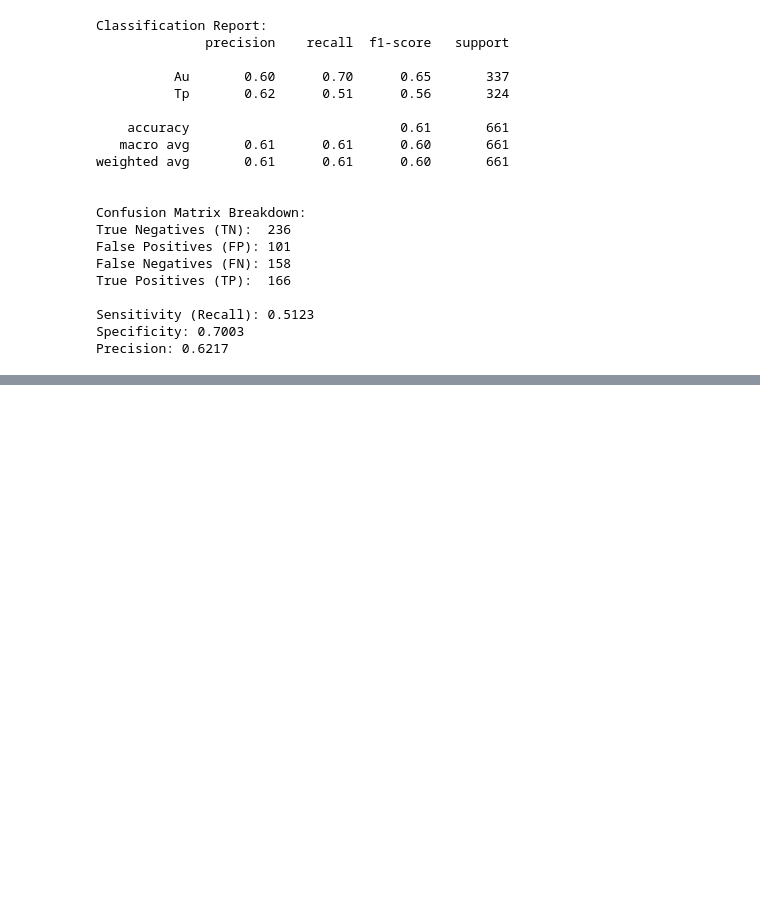
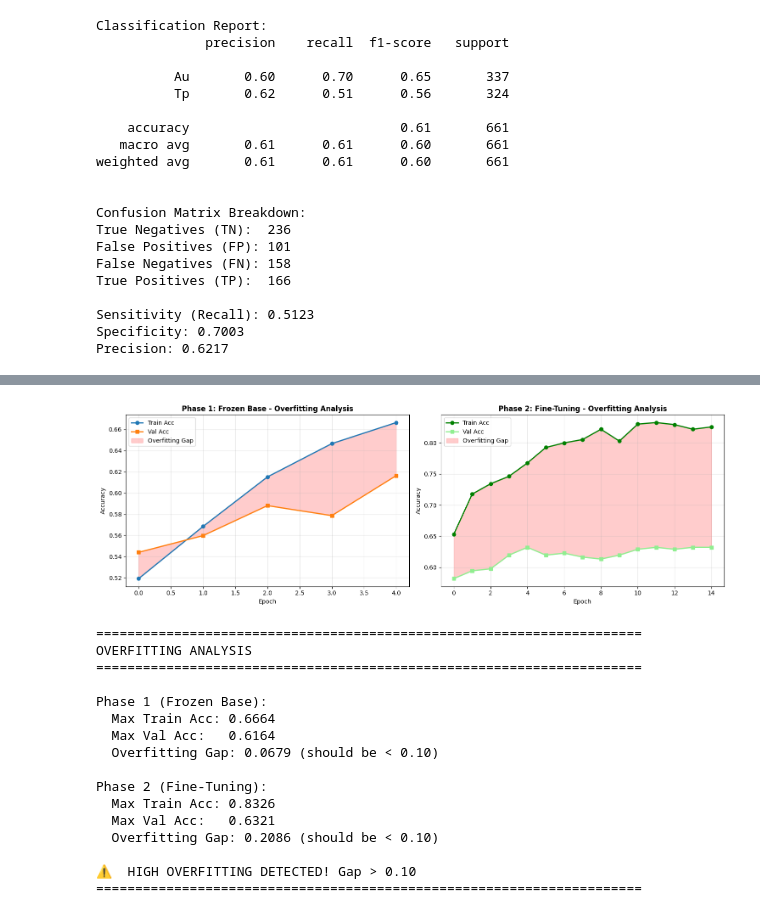
Before and after one commit to alintm4/document_tamper_detection, a Jupyter notebook: ml-app/model-training/training.ipynb, the cells around one changed output, grey strips where cells are left out. Cells and saved outputs as stored; diff of their text form; code cells hidden in the pictures; blank space fills up the shorter version.

```diff
--- a/ml-app/model-training/training.ipynb
+++ b/ml-app/model-training/training.ipynb
@@ -219,0 +498,75 @@ Precision: 0.6217
+# %%
+# Detect overfitting gap
+import matplotlib.pyplot as plt
+
+fig, (ax1, ax2) = plt.subplots(1, 2, figsize=(15, 5))
+
+# Phase 1 overfitting
+train_acc_p1 = history_phase1.history['accuracy']
+val_acc_p1 = history_phase1.history['val_accuracy']
+gap_p1 = [t - v for t, v in zip(train_acc_p1, val_acc_p1)]
+
+ax1.plot(train_acc_p1, label='Train Acc', linewidth=2, marker='o')
+ax1.plot(val_acc_p1, label='Val Acc', linewidth=2, marker='s')
+ax1.fill_between(range(len(gap_p1)), train_acc_p1, val_acc_p1, alpha=0.2, color='red', label='Overfitting Gap')
+ax1.set_title('Phase 1: Frozen Base - Overfitting Analysis', fontsize=12, fontweight='bold')
+ax1.set_xlabel('Epoch')
+ax1.set_ylabel('Accuracy')
+ax1.legend()
+ax1.grid(True, alpha=0.3)
+
+# Phase 2 overfitting
+train_acc_p2 = history_finetune.history['accuracy']
+val_acc_p2 = history_finetune.history['val_accuracy']
+gap_p2 = [t - v for t, v in zip(train_acc_p2, val_acc_p2)]
+
+ax2.plot(train_acc_p2, label='Train Acc', linewidth=2, marker='o', color='green')
+ax2.plot(val_acc_p2, label='Val Acc', linewidth=2, marker='s', color='lightgreen')
+ax2.fill_between(range(len(gap_p2)), train_acc_p2, val_acc_p2, alpha=0.2, color='red', label='Overfitting Gap')
+ax2.set_title('Phase 2: Fine-Tuning - Overfitting Analysis', fontsize=12, fontweight='bold')
+ax2.set_xlabel('Epoch')
+ax2.set_ylabel('Accuracy')
+ax2.legend()
+ax2.grid(True, alpha=0.3)
+
+plt.tight_layout()
+plt.show()
+
+# Print overfitting metrics
+print(f"{'='*70}")
+print(f"OVERFITTING ANALYSIS")
+print(f"{'='*70}")
+print(f"\nPhase 1 (Frozen Base):")
+print(f"  Max Train Acc: {max(train_acc_p1):.4f}")
+print(f"  Max Val Acc:   {max(val_acc_p1):.4f}")
+print(f"  Overfitting Gap: {max(gap_p1):.4f} (should be < 0.10)")
+
+print(f"\nPhase 2 (Fine-Tuning):")
+print(f"  Max Train Acc: {max(train_acc_p2):.4f}")
+print(f"  Max Val Acc:   {max(val_acc_p2):.4f}")
+print(f"  Overfitting Gap: {max(gap_p2):.4f} (should be < 0.10)")
+
+if max(gap_p1) > 0.10 or max(gap_p2) > 0.10:
+    print(f"\n⚠️  HIGH OVERFITTING DETECTED! Gap > 0.10")
+else:
+    print(f"\n✓ Overfitting within acceptable range")
+
+print(f"{'='*70}")
+# %% [output]
+[figure, added]
+======================================================================
+OVERFITTING ANALYSIS
+======================================================================
+
+Phase 1 (Frozen Base):
+  Max Train Acc: 0.6664
+  Max Val Acc:   0.6164
+  Overfitting Gap: 0.0679 (should be < 0.10)
+
+Phase 2 (Fine-Tuning):
+  Max Train Acc: 0.8326
+  Max Val Acc:   0.6321
+  Overfitting Gap: 0.2086 (should be < 0.10)
+
+⚠️  HIGH OVERFITTING DETECTED! Gap > 0.10
+======================================================================
```
Also changed, not shown: parts of 15 cells of this notebook, 2 other files.
